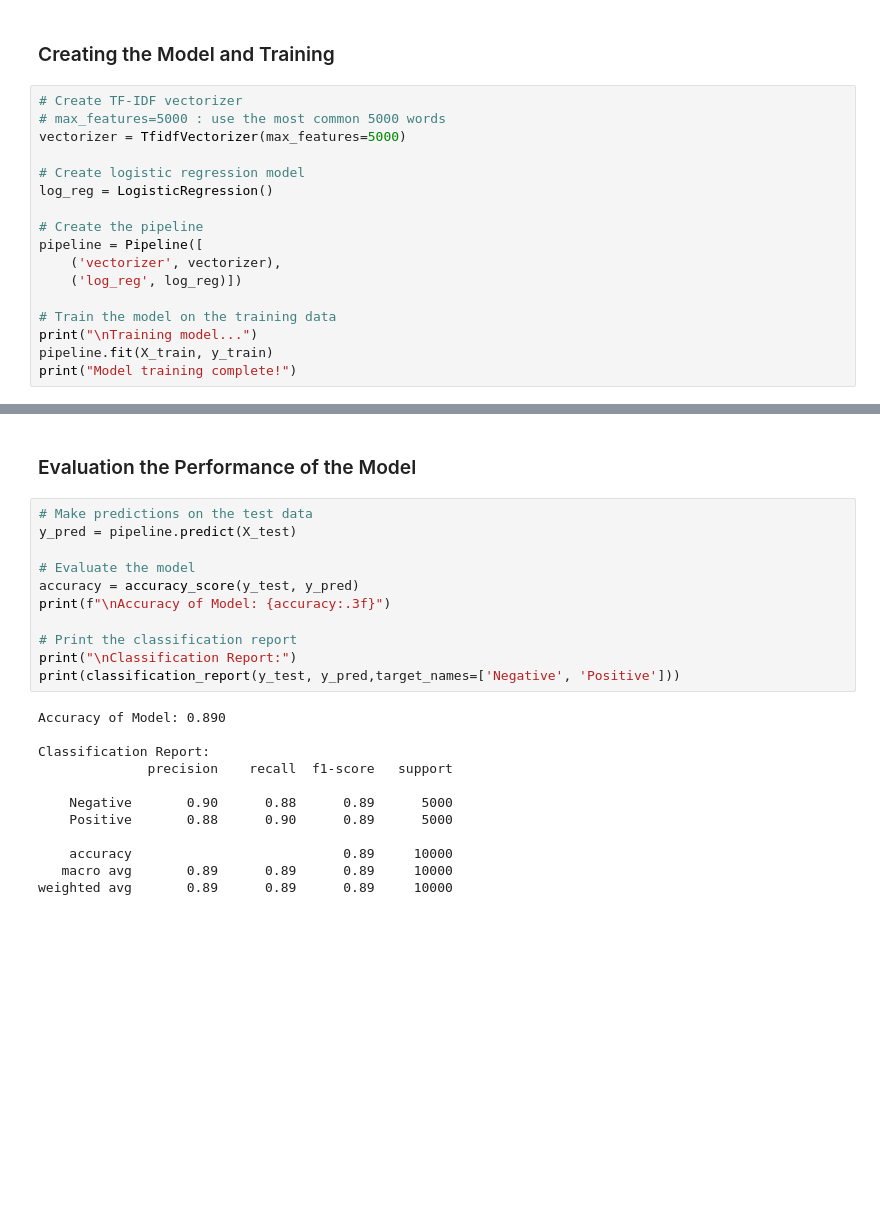
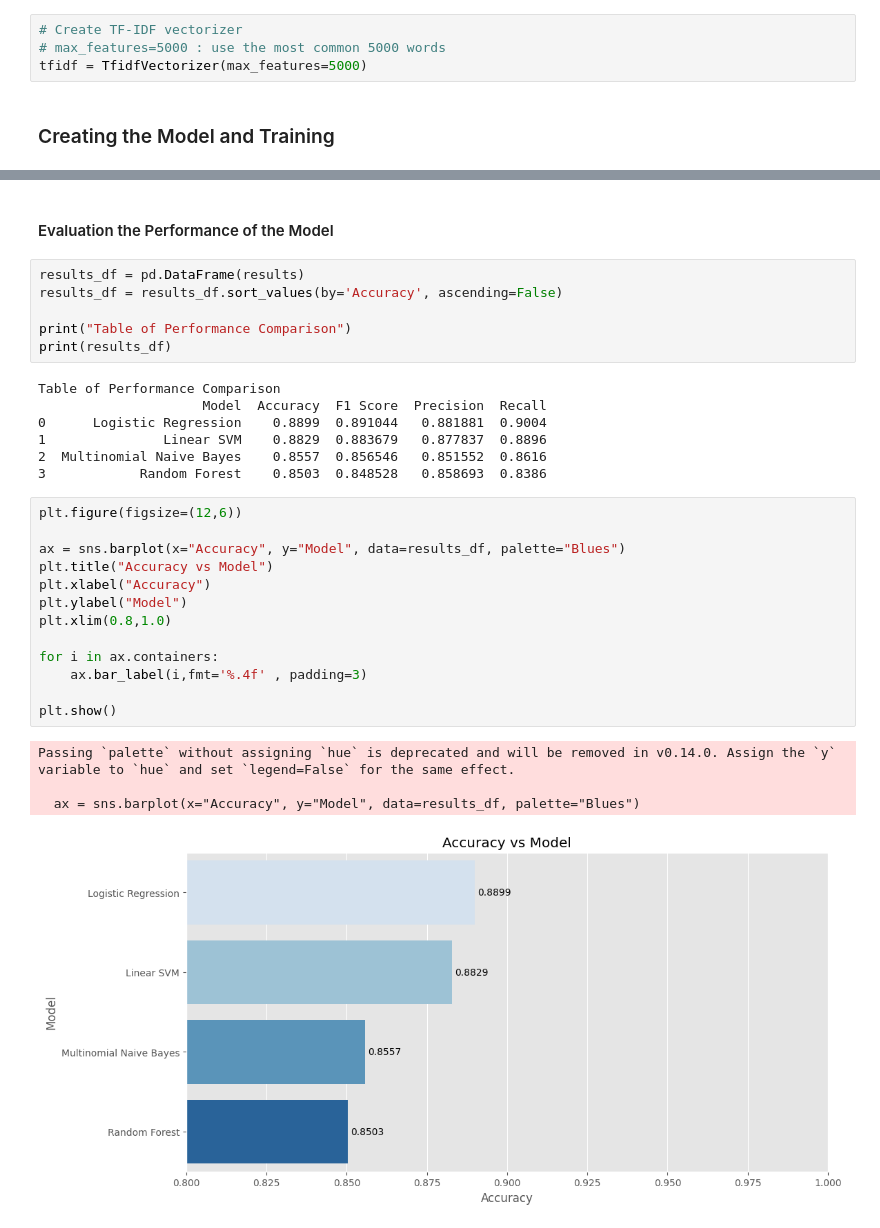
Before and after one commit to RumeysaHilal/sentiment_analysis_project, a Jupyter notebook: main.ipynb, the cells around one changed output, grey strips where cells are left out. Cells and saved outputs as stored; diff of their text form; blank space fills up the shorter version.

```diff
--- a/main.ipynb
+++ b/main.ipynb
@@ -121,19 +129,6 @@ X_train, X_test, y_train, y_test = train_test_split(X, y, test_size=0.2, random_
+# %%
+# Create TF-IDF vectorizer
+# max_features=5000 : use the most common 5000 words
+tfidf = TfidfVectorizer(max_features=5000)
 # %% [markdown]
 ### Creating the Model and Training
-# %%
-# Create TF-IDF vectorizer
-# max_features=5000 : use the most common 5000 words
-vectorizer = TfidfVectorizer(max_features=5000)
-
-# Create logistic regression model
-log_reg = LogisticRegression()
-
-# Create the pipeline
-pipeline = Pipeline([
-    ('vectorizer', vectorizer),
-    ('log_reg', log_reg)])
-
-# Train the model on the training data
-print("\nTraining model...")
-pipeline.fit(X_train, y_train)
-print("Model training complete!")
@@ -143,25 +189,33 @@ Model training complete!
 # %% [markdown]
-### Evaluation the Performance of the Model
+#### Evaluation the Performance of the Model
-# %%
-# Make predictions on the test data
-y_pred = pipeline.predict(X_test)
-
-# Evaluate the model
-accuracy = accuracy_score(y_test, y_pred)
-print(f"\nAccuracy of Model: {accuracy:.3f}")
-
-# Print the classification report
-print("\nClassification Report:")
-print(classification_report(y_test, y_pred,target_names=['Negative', 'Positive']))
-# %% [output]
-Accuracy of Model: 0.890
-
-Classification Report:
-              precision    recall  f1-score   support
-
-    Negative       0.90      0.88      0.89      5000
-    Positive       0.88      0.90      0.89      5000
-
-    accuracy                           0.89     10000
-   macro avg       0.89      0.89      0.89     10000
-weighted avg       0.89      0.89      0.89     10000
+# %%
+results_df = pd.DataFrame(results)
+results_df = results_df.sort_values(by='Accuracy', ascending=False)
+
+print("Table of Performance Comparison")
+print(results_df)
+# %% [output]
+Table of Performance Comparison
+                     Model  Accuracy  F1 Score  Precision  Recall
+0      Logistic Regression    0.8899  0.891044   0.881881  0.9004
+1               Linear SVM    0.8829  0.883679   0.877837  0.8896
+2  Multinomial Naive Bayes    0.8557  0.856546   0.851552  0.8616
+3            Random Forest    0.8503  0.848528   0.858693  0.8386
+# %%
+plt.figure(figsize=(12,6))
+
+ax = sns.barplot(x="Accuracy", y="Model", data=results_df, palette="Blues")
+plt.title("Accuracy vs Model")
+plt.xlabel("Accuracy")
+plt.ylabel("Model")
+plt.xlim(0.8,1.0)
+
+for i in ax.containers:
+    ax.bar_label(i,fmt='%.4f' , padding=3)
+
+plt.show()
+# %% [output]
+Passing `palette` without assigning `hue` is deprecated and will be removed in v0.14.0. Assign the `y` variable to `hue` and set `legend=False` for the same effect.
+
+  ax = sns.barplot(x="Accuracy", y="Model", data=results_df, palette="Blues")
+[figure, added]
```
Also changed, not shown: parts of 20 cells of this notebook.
